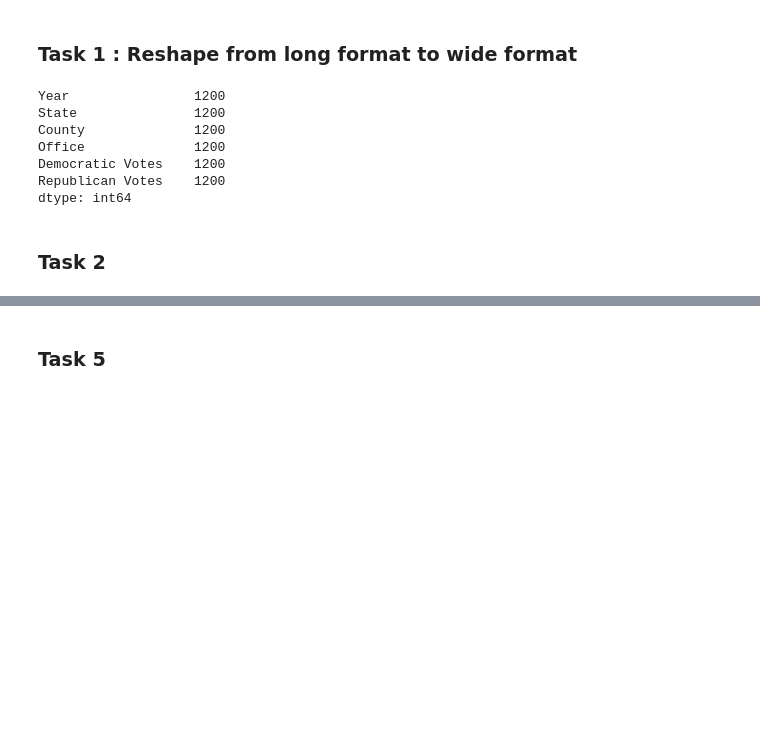
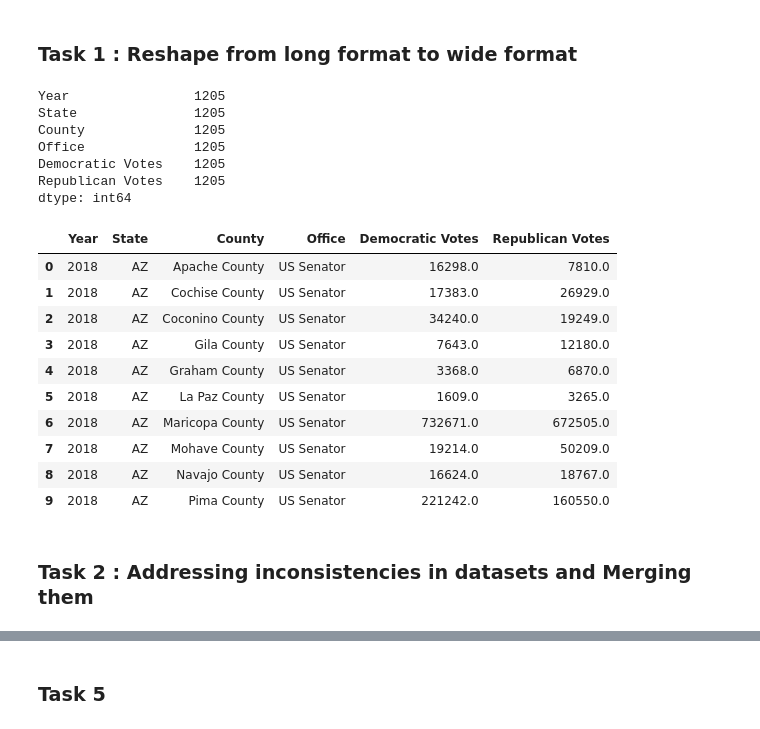
Before and after one commit to samujjwaal/US-Election-Data-Exploration, a Jupyter notebook: Project-1-CS-418.ipynb, the cells around one changed output, grey strips where cells are left out. Saved outputs shown, nothing was run; the diff lists cells and outputs as text; code cells hidden in the pictures; blank space fills up the shorter version.

Commit message:
Updated Tasks 8

```diff
--- a/Project-1-CS-418.ipynb
+++ b/Project-1-CS-418.ipynb
@@ -22,19 +30,29 @@ dtype: int64
 # %% [markdown]
 ### Task 1 : Reshape from long format to wide format
 # %%
-
-election_data = pd.pivot_table(original_election_data, index=['Year','State','County', 'Office'], columns=['Party'], values=['Votes']).reset_index()
-election_data.columns = election_data.columns.droplevel(1)
+election_data = pd.pivot_table(original_election_data, index=['Year','State','County', 'Office'], columns=['Party'], values=['Votes'], aggfunc=np.sum).reset_index()
+election_data.columns = election_data.columns.droplevel(1) #removing multi-indexing in attribute Votes
 election_data.columns = ["Year", "State", "County", "Office", "Democratic Votes", "Republican Votes"]
-election_data.count()
-#, aggfunc=np.sum
+print(election_data.count())
+election_data.head(10)
 # %% [output]
-Year                1200
-State               1200
-County              1200
-Office              1200
-Democratic Votes    1200
-Republican Votes    1200
+Year                1205
+State               1205
+County              1205
+Office              1205
+Democratic Votes    1205
+Republican Votes    1205
 dtype: int64
+|  | Year | State | County | Office | Democratic Votes | Republican Votes |
+| 0 | 2018 | AZ | Apache County | US Senator | 16298.0 | 7810.0 |
+| 1 | 2018 | AZ | Cochise County | US Senator | 17383.0 | 26929.0 |
+| 2 | 2018 | AZ | Coconino County | US Senator | 34240.0 | 19249.0 |
+| 3 | 2018 | AZ | Gila County | US Senator | 7643.0 | 12180.0 |
+| 4 | 2018 | AZ | Graham County | US Senator | 3368.0 | 6870.0 |
+| 5 | 2018 | AZ | La Paz County | US Senator | 1609.0 | 3265.0 |
+| 6 | 2018 | AZ | Maricopa County | US Senator | 732671.0 | 672505.0 |
+| 7 | 2018 | AZ | Mohave County | US Senator | 19214.0 | 50209.0 |
+| 8 | 2018 | AZ | Navajo County | US Senator | 16624.0 | 18767.0 |
+| 9 | 2018 | AZ | Pima County | US Senator | 221242.0 | 160550.0 |
 # %% [markdown]
-### Task 2
+### Task 2 : Addressing inconsistencies in datasets and Merging them
```
Also changed, not shown: parts of 18 cells of this notebook.
